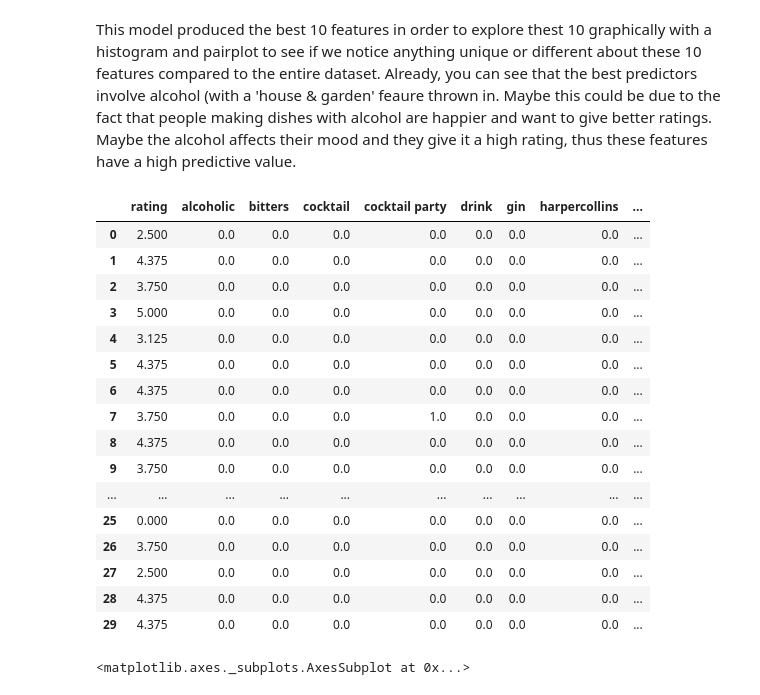
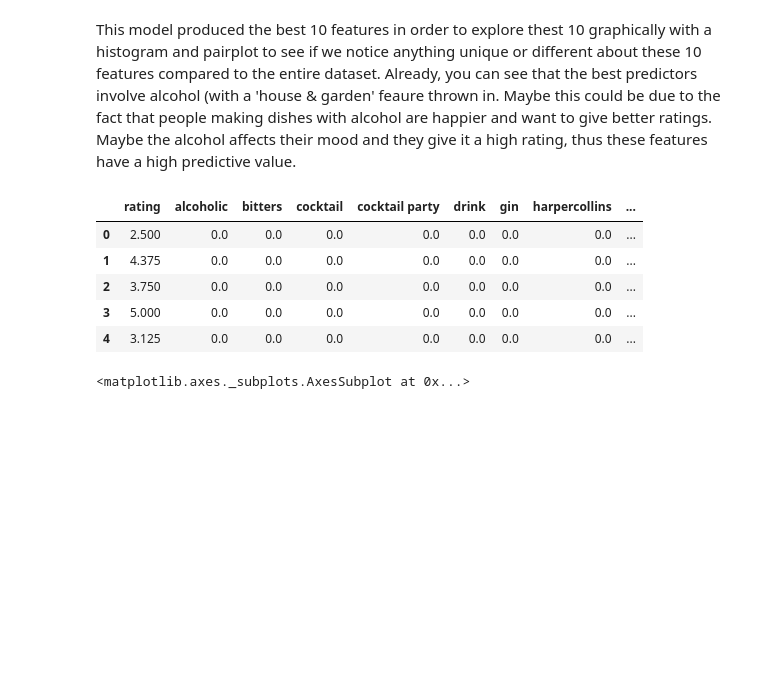
Before and after one commit to etterfred/Thinkful, a Jupyter notebook: 3.4.4 - Support vector machines.ipynb, the cells around one changed output. Saved outputs shown, nothing was run; the diff lists cells and outputs as text; code cells hidden in the pictures; blank space fills up the shorter version.

```diff
--- a/3.4.4 - Support vector machines.ipynb
+++ b/3.4.4 - Support vector machines.ipynb
@@ -165,25 +156,14 @@ This model produced the best 10 features in order to explore thest 10 graphicall
 data_10 = raw_data[['rating', 'alcoholic', 'bitters', 'cocktail', 'cocktail party',
                    'drink', 'gin', 'harpercollins', 'house & garden', 'liqueur', 'spirit']].copy()
 # %%
-data_10.head(30)
+data_10.head()
 # %% [output]
 |  | rating | alcoholic | bitters | cocktail | cocktail party | drink | gin | harpercollins | ... |
 | 0 | 2.500 | 0.0 | 0.0 | 0.0 | 0.0 | 0.0 | 0.0 | 0.0 | ... |
 | 1 | 4.375 | 0.0 | 0.0 | 0.0 | 0.0 | 0.0 | 0.0 | 0.0 | ... |
 | 2 | 3.750 | 0.0 | 0.0 | 0.0 | 0.0 | 0.0 | 0.0 | 0.0 | ... |
 | 3 | 5.000 | 0.0 | 0.0 | 0.0 | 0.0 | 0.0 | 0.0 | 0.0 | ... |
 | 4 | 3.125 | 0.0 | 0.0 | 0.0 | 0.0 | 0.0 | 0.0 | 0.0 | ... |
-| 5 | 4.375 | 0.0 | 0.0 | 0.0 | 0.0 | 0.0 | 0.0 | 0.0 | ... |
-| 6 | 4.375 | 0.0 | 0.0 | 0.0 | 0.0 | 0.0 | 0.0 | 0.0 | ... |
-| 7 | 3.750 | 0.0 | 0.0 | 0.0 | 1.0 | 0.0 | 0.0 | 0.0 | ... |
-| 8 | 4.375 | 0.0 | 0.0 | 0.0 | 0.0 | 0.0 | 0.0 | 0.0 | ... |
-| 9 | 3.750 | 0.0 | 0.0 | 0.0 | 0.0 | 0.0 | 0.0 | 0.0 | ... |
-| ... | ... | ... | ... | ... | ... | ... | ... | ... | ... |
-| 25 | 0.000 | 0.0 | 0.0 | 0.0 | 0.0 | 0.0 | 0.0 | 0.0 | ... |
-| 26 | 3.750 | 0.0 | 0.0 | 0.0 | 0.0 | 0.0 | 0.0 | 0.0 | ... |
-| 27 | 2.500 | 0.0 | 0.0 | 0.0 | 0.0 | 0.0 | 0.0 | 0.0 | ... |
-| 28 | 4.375 | 0.0 | 0.0 | 0.0 | 0.0 | 0.0 | 0.0 | 0.0 | ... |
-| 29 | 4.375 | 0.0 | 0.0 | 0.0 | 0.0 | 0.0 | 0.0 | 0.0 | ... |
 # %%
 data_10.rating.hist()
 # %% [output]
```
Also changed, not shown: parts of 10 cells of this notebook.
